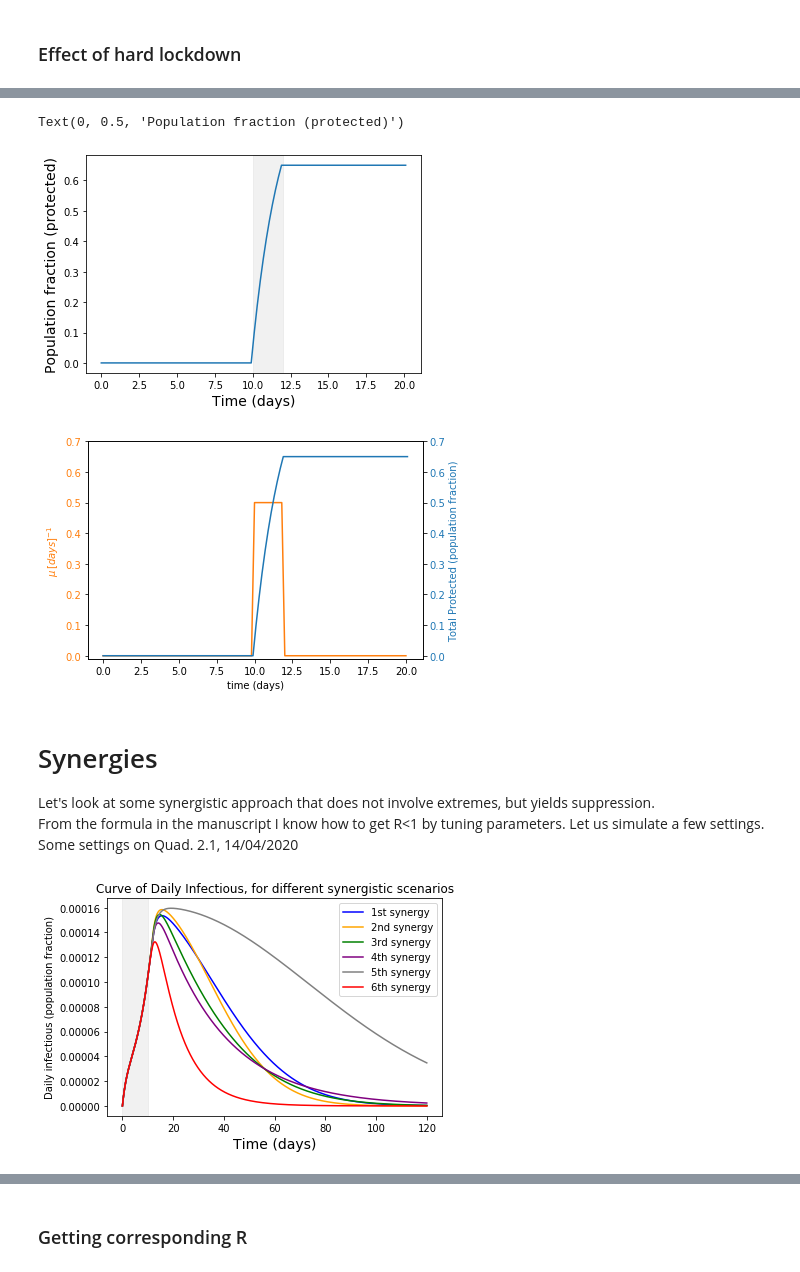
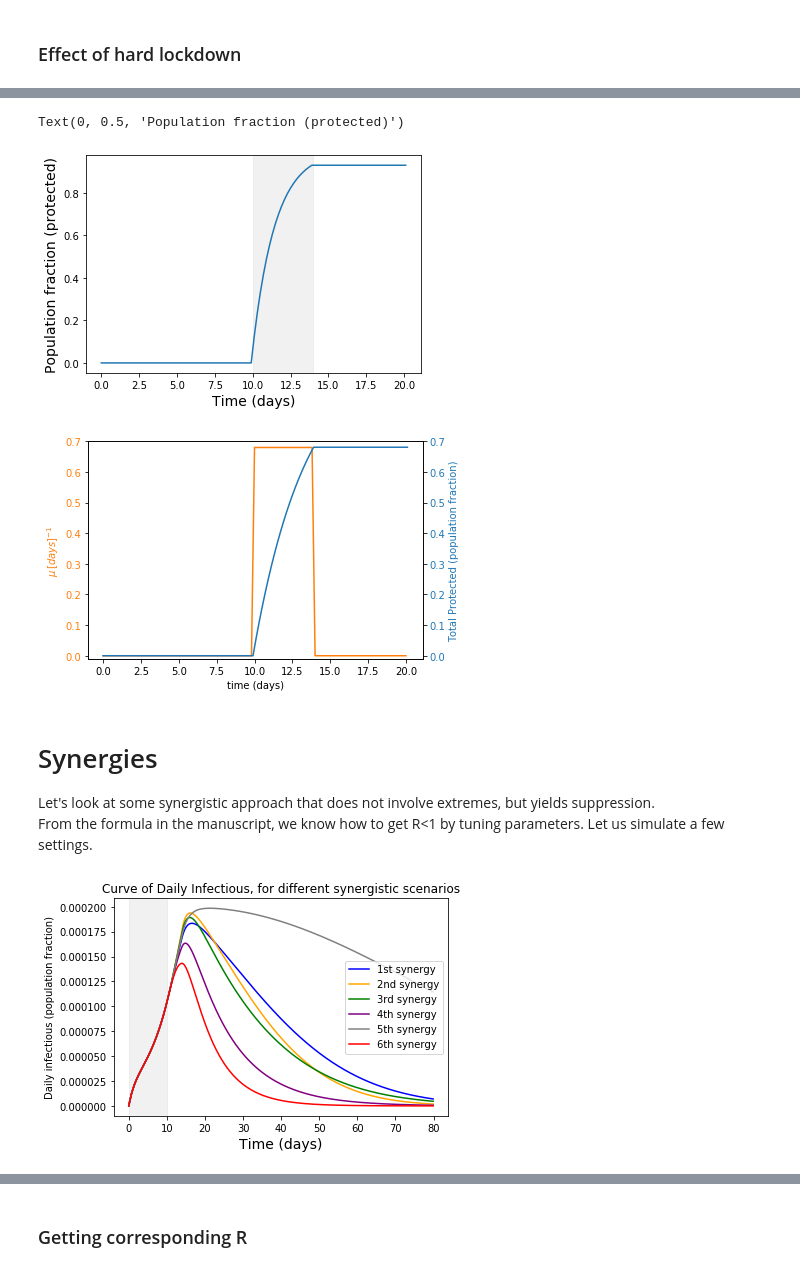
Before and after one commit to daniele-proverbio/assessing_strategies, a Jupyter notebook: Assessing_suppression_measures.ipynb, the cells around one changed output, grey strips where cells are left out. Drawn from its saved outputs; the diff is of its cells as text; code cells hidden in the pictures.

```diff
--- a/Assessing_suppression_measures.ipynb
+++ b/Assessing_suppression_measures.ipynb
@@ -159,17 +164,0 @@ def hard_lockdown_seir_model(init_vals, params, t):     # sudden decrease of sus
-# %%
-# Define parameters
-t_max = 300 #1000 to span time_to_zero better
-dt = .1
-t = np.linspace(0, t_max, int(t_max/dt) + 1)
-
-N = 10000
-init_vals = 1 - 1/N, 1/N, 0, 0, 0 ,0    #working with fractions of population
-alpha = 0.2     # incubation period 5 days
-beta = 0.85     # average contact rate [beta = R0*gamma; R0 = 2.5 (Hellewell, 2020)]
-gamma = 0.34    # mean infectious period = 2.9 (Kucharski,2020)
-rho = 0.4         # To get exactly R=1
-mu = 0.0        # removal rate
-tau = 10 *10
-
-params_delay = alpha, beta, gamma, rho, tau
-results_delay = delay_seir_model(init_vals[:4], params_delay, t)
@@ -776,20 +735,20 @@ mu_5 = []
 for i in mock_time:
     if i<10:
         mu_5.append(0)
-    elif i>= 10 and i <12:
-        mu_5.append(0.5)
+    elif i>= 10 and i <14:
+        mu_5.append(0.68)
     else:
         mu_5.append(0)
 
 e, ax = plt.subplots(nrows=1, ncols=1)
 stop_plot_hard_ld = len(mock_time)*2
-plt.plot(t[:stop_plot_hard_ld],results_lockdown_3.T[4,:stop_plot_hard_ld],label="Total Protected")
-ax.axvspan(10, 12, alpha=0.3, color='lightgrey')
+plt.plot(t[:stop_plot_hard_ld],results_lockdown_6.T[4,:stop_plot_hard_ld],label="Total Protected")
+ax.axvspan(10, 14, alpha=0.3, color='lightgrey')
 xlabel("Time (days)", fontsize=14)
 ylabel("Population fraction (protected)", fontsize=14)
 # %% [output]
 Text(0, 0.5, 'Population fraction (protected)')
-[figure, old version]
+[figure, new version]
 # %%
 # plot combination
 
@@ -806,7 +765,7 @@ ax2 = ax1.twinx()  # instantiate a second axes that shares the same x-axis
 
 color = 'tab:blue'
 ax2.set_ylabel('Total Protected (population fraction)', color=color)  # we already handled the x-label with ax1
-ax2.plot(t[:stop_plot_hard_ld], results_lockdown_3.T[4,:stop_plot_hard_ld], color=color)
+ax2.plot(t[:stop_plot_hard_ld], results_lockdown_2.T[4,:stop_plot_hard_ld], color=color)
 ax2.tick_params(axis='y', labelcolor=color)
 ylim(-0.01,0.7)
 
@@ -814,38 +773,42 @@ fig.tight_layout()  # otherwise the right y-label is slightly clipped
 plt.show()
 
 
-fig_e.savefig("/Users/daniele.proverbio/python-workspace/PhD/covid-19/plots_covid/mu_hard_lockdown.png",bbox_inches = "tight",transparent=True)
+fig_e.savefig("/Users/daniele.proverbio/python-workspace/PhD/covid-19/AssessingSuppressionMeasures/plots_covid/mu_hard_lockdown.pdf",bbox_inches = "tight",transparent=True)
 # %% [output]
-[figure, old version]
+[figure, new version]
 # %% [markdown]
 # Synergies
 Let's look at some synergistic approach that does not involve extremes, but yields suppression.
-From the formula in the manuscript I know how to get R<1 by tuning parameters. Let us simulate a few settings.
-Some settings on Quad. 2.1, 14/04/2020
+From the formula in the manuscript, we know how to get R<1 by tuning parameters. Let us simulate a few settings.
 # %%
 # synergies
-
 
 def synergies_seir_model(init_vals, params, t):
     S_0, E_0, I_0, R_0, P_0, Q_0 = init_vals
     S, E, I, R, P, Q = [S_0], [E_0], [I_0], [R_0], [P_0], [Q_0]
-    alpha, beta, gamma, mu, mu_ld, rho, chi = params
+    alpha, beta, gamma, mu, mu_ld, rho, chi = params[0:7]
+    if len(params)==8:
+        tau = params[7]
+    else:
+        tau = 100
+
+
     dt = t[1] - t[0]
     for _ in t[1:]:
 
-        if len(E)<100:
+        if len(E)<tau:
             next_S = S[-1] - (beta*S[-1]*I[-1])*dt
             next_E = E[-1] + (beta*S[-1]*I[-1] - alpha*E[-1])*dt
             next_I = I[-1] + (alpha*E[-1] - gamma*I[-1])*dt
             next_P = P[-1]
             next_Q = Q[-1]
-        elif len(E)>=100 and len(E)<120:                  # two days
+        elif len(E)>=tau and len(E)<tau+40:                  # tau = days from first case to lockdown; +40 = 4 days for measures to take effectiveness, related to Mobility Reports
             next_S = S[-1] - (beta*S[-1]*I[-1] + mu_ld*S[-1])*dt
             next_E = E[-1] + (beta*S[-1]*I[-1] - alpha*E[-1])*dt
             next_I = I[-1] + (alpha*E[-1] - gamma*I[-1])*dt
             next_P = P[-1] + (mu_ld*S[-1])*dt
             next_Q = Q[-1]
-        elif len(E)>=120:
+        elif len(E)>=tau+40:
             next_S = S[-1] - (rho*beta*S[-1]*I[-1] + mu*S[-1])*dt
             next_E = E[-1] + (rho*beta*S[-1]*I[-1] - alpha*E[-1] - chi*0.33*E[-1])*dt  #3 days to get reliable results from PCR
             next_I = I[-1] + (alpha*E[-1] - gamma*I[-1])*dt
@@ -873,7 +836,7 @@ alpha = 0.2     # incubation period 5 days
 beta = 0.85     # average contact rate [beta = R0*gamma; R0 = 2.5 (Hellewell, 2020)]
 gamma = 0.34    # mean infectious period = 2.9 (Kucharski,2020)
 mu =    [0.008, 0.01, 0.004, 0,   0.002, 0    ]       # removal rate
-mu_ld = [0.2,   0.06, 0.1,   0.6, 0.2,   0.2  ]   # removal rate for hard lockdown
+mu_ld = [0.12,   0.06, 0.08,   0.4, 0.1,   0.18  ]   # removal rate for hard lockdown
 rho =   [0.7,   0.8,  0.45,   1,   0.7,   0.6  ]   # social distancing tuning
 chi =   [0.15,  0.5,  0.1,   0.3, 0.1 , 0.2   ]   # latents' removal (e.g. contact tracing)
 # %%
@@ -896,28 +859,28 @@ results_synergy6 = synergies_seir_model(init_vals, params_synergy6, t)
 # %%
 # plot infectious evolution
 
-stop_plot_synergy = 1200
+stop_plot_synergy = 800
 
 f, ax = plt.subplots(nrows=1, ncols=1)
 
 plot(t[:stop_plot_synergy],results_synergy1.T[2,:stop_plot_synergy],"blue",label="1st synergy")
 plot(t[:stop_plot_synergy],results_synergy2.T[2,:stop_plot_synergy],"orange",label="2nd synergy")
 plot(t[:stop_plot_synergy],results_synergy3.T[2,:stop_plot_synergy],"green",label="3rd synergy")
 plot(t[:stop_plot_synergy],results_synergy6.T[2,:stop_plot_synergy],"purple",label="4th synergy")
 plot(t[:stop_plot_synergy],results_synergy5.T[2,:stop_plot_synergy],"gray",label="5th synergy")
 plot(t[:stop_plot_synergy],results_synergy4.T[2,:stop_plot_synergy],"red",label="6th synergy")
 # NB: 4 and 6 are swapped to be consistent with text
 
 
 
 plt.title("Curve of Daily Infectious, for different synergistic scenarios")
 xlabel("Time (days)", fontsize=14)
 plt.legend()
 ax.axvspan(0, 10, alpha=0.3, color='lightgrey')
 
 ylabel("Daily infectious (population fraction)")
 
-f.savefig("/Users/daniele.proverbio/python-workspace/PhD/covid-19/plots_covid/synergies_daily.png",bbox_inches = "tight",transparent=True)
+f.savefig("/Users/daniele.proverbio/python-workspace/PhD/covid-19/AssessingSuppressionMeasures/plots_covid/synergies_daily.png",bbox_inches = "tight",transparent=True)
 # %% [output]
-[figure, old version]
+[figure, new version]
 # %%
```
Also changed, not shown: parts of 50 cells of this notebook.
